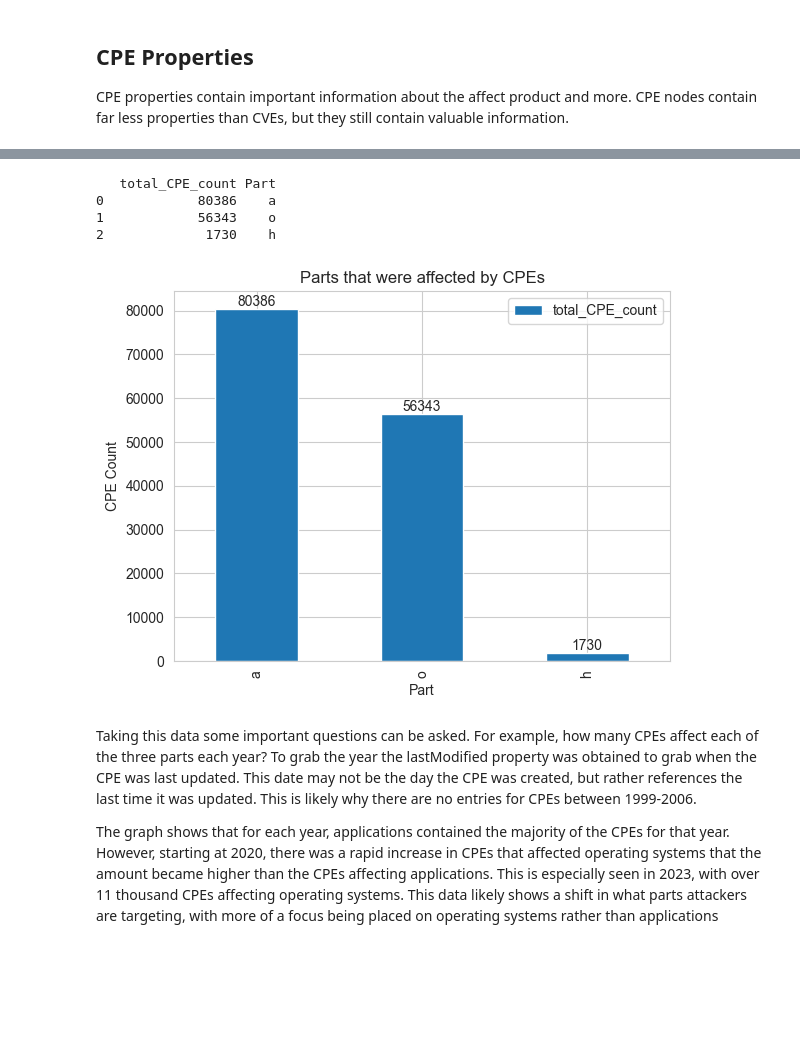
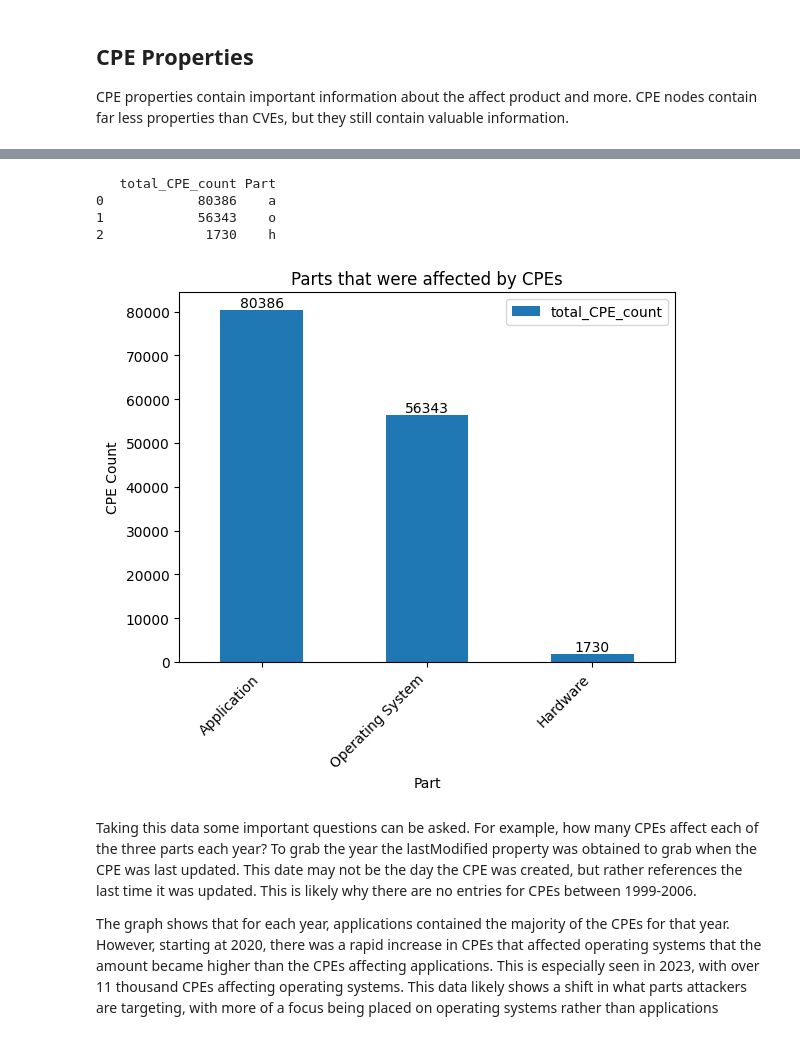
Before and after one commit to edogdu/UCKG, a Jupyter notebook: documents/notebooks/UCKG_Analysis.ipynb, the cells around one changed output, grey strips where cells are left out. Drawn from its saved outputs; the diff is of its cells as text; code cells hidden in the pictures; blank space fills up the shorter version.

```diff
--- a/documents/notebooks/UCKG_Analysis.ipynb
+++ b/documents/notebooks/UCKG_Analysis.ipynb
@@ -654,28 +726,32 @@ As expressed in the graph below, the majority of CPEs were affecting application
 # %%
 query = """
 MATCH (n:UcoexCPE)
 RETURN COUNT(n) as total_CPE_count, split(n.cpeName, ':')[2] as Part
 """
 
 params = {}
 count = run_query(query, parameters=params)
 
 #creates a datafram to output the results
 df = pd.DataFrame(count)
 print(df)
 
+names = {'a': 'Application', 'h': 'Hardware', 'o': 'Operating System'}
+df['Part'] = df['Part'].replace(names)
+
 ax = df.plot(x='Part', y='total_CPE_count', kind='bar')
 ax.bar_label(ax.containers[0])
+plt.xticks(rotation=45, ha='right')
 plt.title('Parts that were affected by CPEs')
 plt.xlabel('Part')
 plt.ylabel('CPE Count')
 plt.show()
 # %% [output]
    total_CPE_count Part
 0            80386    a
 1            56343    o
 2             1730    h
-[figure, old version]
+[figure, new version]
 # %% [markdown]
 Taking this data some important questions can be asked. For example, how many CPEs affect each of the three parts each year? To grab the year the lastModified property was obtained to grab when the CPE was last updated. This date may not be the day the CPE was created, but rather references the last time it was updated. This is likely why there are no entries for CPEs between 1999-2006.
 
```
Also changed, not shown: parts of 83 cells of this notebook.
